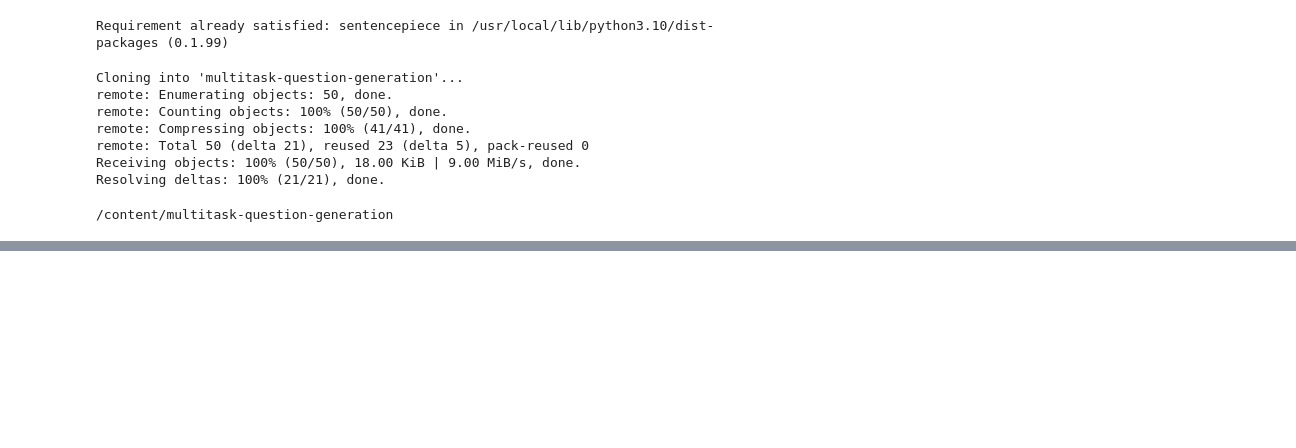
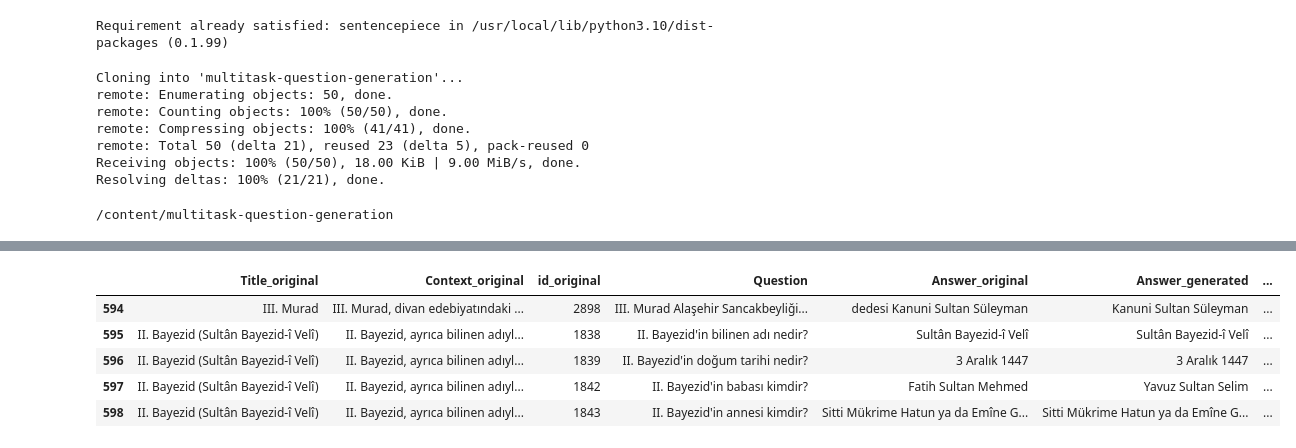
Before and after one commit to fawern/novelmetricwork, a Jupyter notebook: mT5_Turkish_Question_Generation_TuranStaj_(1).ipynb, the cells around one changed output, grey strips where cells are left out. Drawn from its saved outputs; the diff is of its cells as text; code cells hidden in the pictures; blank space fills up the shorter version.

```diff
--- a/mT5_Turkish_Question_Generation_TuranStaj_(1).ipynb
+++ b/mT5_Turkish_Question_Generation_TuranStaj_(1).ipynb
@@ -203,0 +208,9 @@ same_answers_bleu_scores.head()
+# %%
+same_question_bleu_scores.tail()
+# %% [output]
+|  | Title_original | Context_original | id_original | Question | Answer_original | Answer_generated | ... |
+| 594 | III. Murad | III. Murad, divan edebiyatındaki ... | 2898 | III. Murad Alaşehir Sancakbeyliği... | dedesi Kanuni Sultan Süleyman | Kanuni Sultan Süleyman | ... |
+| 595 | II. Bayezid (Sultân Bayezid-î Velî) | II. Bayezid, ayrıca bilinen adıyl... | 1838 | II. Bayezid'in bilinen adı nedir? | Sultân Bayezid-î Velî | Sultân Bayezid-î Velî | ... |
+| 596 | II. Bayezid (Sultân Bayezid-î Velî) | II. Bayezid, ayrıca bilinen adıyl... | 1839 | II. Bayezid'in doğum tarihi nedir? | 3 Aralık 1447 | 3 Aralık 1447 | ... |
+| 597 | II. Bayezid (Sultân Bayezid-î Velî) | II. Bayezid, ayrıca bilinen adıyl... | 1842 | II. Bayezid'in babası kimdir? | Fatih Sultan Mehmed | Yavuz Sultan Selim | ... |
+| 598 | II. Bayezid (Sultân Bayezid-î Velî) | II. Bayezid, ayrıca bilinen adıyl... | 1843 | II. Bayezid'in annesi kimdir? | Sitti Mükrime Hatun ya da Emîne G... | Sitti Mükrime Hatun ya da Emîne G... | ... |
```
Also changed, not shown: parts of 8 cells of this notebook, 6 other files.
